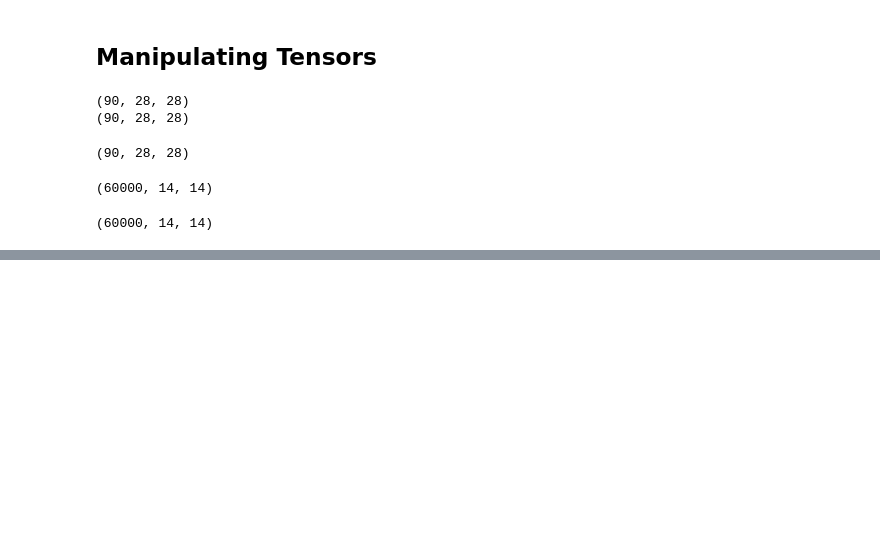
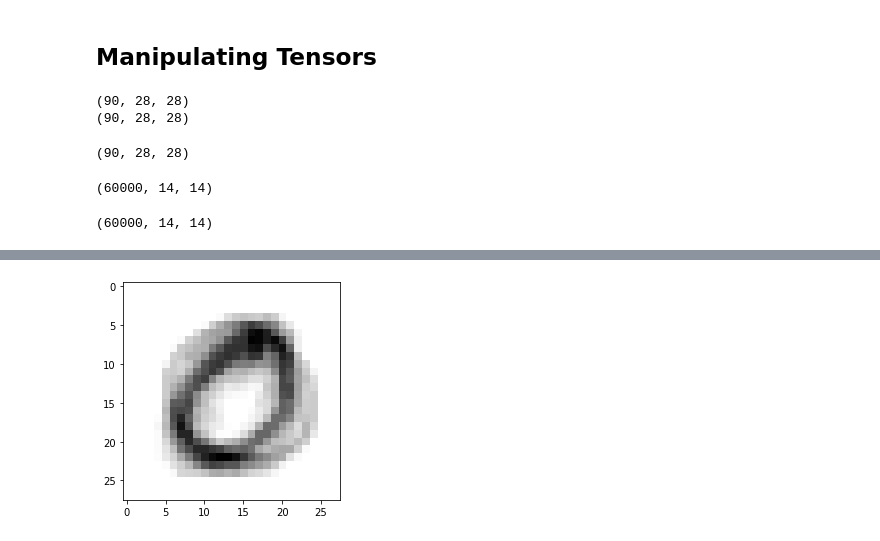
Before and after one commit to oorejola/CMPS-6660-DeepLearning, a Jupyter notebook: Lecture2.ipynb, the cells around one changed output, grey strips where cells are left out. Cells and saved outputs as stored; diff of their text form; code cells hidden in the pictures; blank space fills up the shorter version.

```diff
--- a/Lecture2.ipynb
+++ b/Lecture2.ipynb
@@ -162,0 +337,5 @@ t
+# %%
+plt.imshow(image, cmap=plt.cm.binary)
+plt.show()
+# %% [output]
+[figure, added]
```
Also changed, not shown: parts of 42 cells of this notebook.
